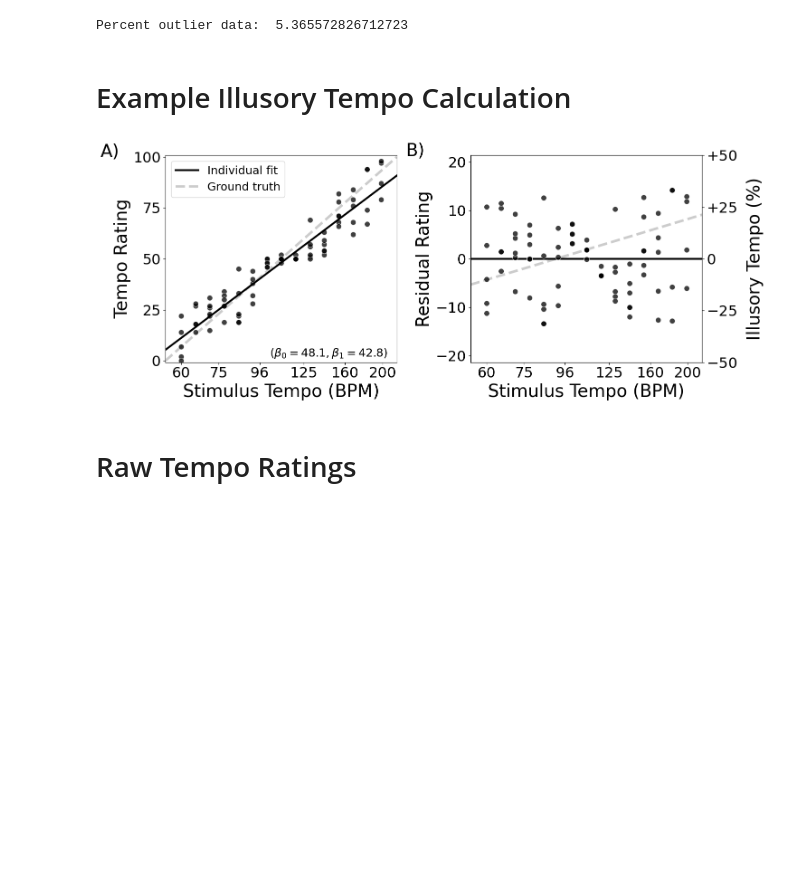
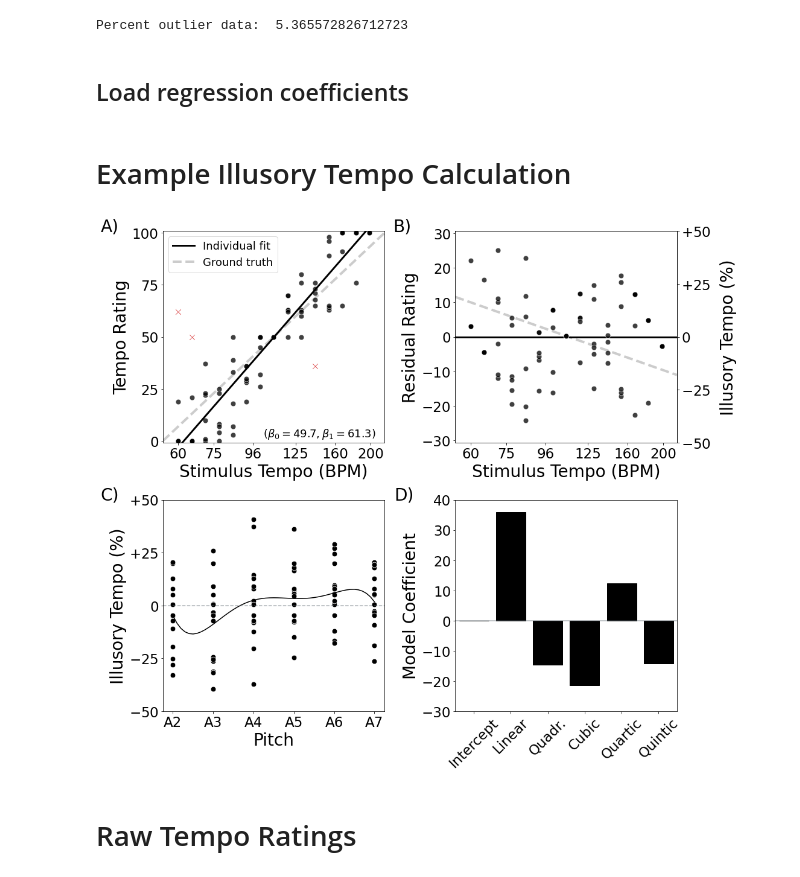
Before and after one commit to jpazdera/IllusoryTempo, a Jupyter notebook: E3/analysis/Combined Analysis.ipynb, the cells around one changed output. Drawn from its saved outputs; the diff is of its cells as text; code cells hidden in the pictures; blank space fills up the shorter version.

Commit message:
Revising figures to include model fits

```diff
--- a/E3/analysis/Combined Analysis.ipynb
+++ b/E3/analysis/Combined Analysis.ipynb
@@ -111,17 +111,23 @@ data2.loc[:, 'subject'] += 2000
 # %% [markdown]
 ## Combine data frames
 # %%
-data = pd.concat((data0, data1, data2), axis=0, join="outer", ignore_index=True)
-outliers = data.cooks > 4 / 90
-data = data[~outliers]
+all_data = pd.concat((data0, data1, data2), axis=0, join="outer", ignore_index=True)
+outliers = all_data.cooks > 4 / 90
+data = all_data[~outliers]
 print('Percent outlier data: ', np.mean(outliers) * 100)
 # %% [output]
 Percent outlier data:  5.365572826712723
+# %% [markdown]
+## Load regression coefficients
+# %%
+coeffs = pd.read_csv('pitch_fits.csv')
+tap_coeffs = pd.read_csv('tap_fits.csv')
 # %% [markdown]
 # Example Illusory Tempo Calculation
 # %%
-example_subj = 2047
-example_data = data[data.subject == example_subj]
+example_subj = 1015
+example_data = all_data[all_data.subject == example_subj]
+outlier_mask = example_data.cooks > 4/len(example_data)
 
 # Temporarily turn on right and top borders
 matplotlib.rcParams['axes.spines.right'] = True
@@ -133,11 +139,13 @@ plt.figure()
 # RAW TEMPO RATING
 ###
 
-plt.subplot(121)
+plt.subplot(221)
 
 # Scatterplot
-ax = sns.scatterplot(x=np.log2(example_data.tempo), y='response', data=example_data,
+ax = sns.scatterplot(x=np.log2(example_data.tempo), y='response', data=example_data[~outlier_mask],
                     alpha=.75, color='k', s=75, zorder=1, legend=False)
+ax = sns.scatterplot(x=np.log2(example_data.tempo), y='response', data=example_data[outlier_mask],
+                    alpha=1, color='k', s=75, zorder=1, legend=False, marker='x', ec='C3')
 
 # Individual subject fit
 slope = example_data.slope.iloc[0]
@@ -152,7 +160,7 @@ plt.axline((np.log2(TEMPO_LEVELS[0]), bpm_to_rating(TEMPO_LEVELS[0], intercept=5
            c='k', ls='--', alpha=.2, label='Ground truth', lw=4, zorder=0)
 
 # Formatting
-plt.text(np.log2(37), 100, 'A)', fontsize=28)
+plt.text(np.log2(37), 100.8, 'A)', fontsize=28)
 plt.text(np.log2(102), 2, r'($\beta_0=%0.1f,\beta_1=%0.1f$)' % (intercept, slope), fontsize=18)
 plt.legend()
 plt.xlabel('Stimulus Tempo (BPM)')
@@ -166,45 +174,83 @@ plt.yticks(range(0, 101, 25))
 # RESIDUALS
 ###
 
-plt.subplot(122)
+plt.subplot(222)
 
 # Scatterplot
-ax = sns.scatterplot(x=np.log2(example_data.tempo), y='residual', data=example_data,
+ax = sns.scatterplot(x=np.log2(example_data.tempo), y='residual', data=example_data[~outlier_mask],
                      alpha=.75, color='k', s=75, zorder=1, legend=False)
 
 # Individual fit line
 plt.axhline(0, ls='-', c='k', alpha=1, zorder=0, lw=3)
 
 # Ground truth line
 plt.axline((np.log2(TEMPO_LEVELS[0]), bpm_to_rating(TEMPO_LEVELS[0], intercept=50, slope=50) - bpm_to_rating(TEMPO_LEVELS[0], intercept=intercept, slope=slope)),
            (np.log2(TEMPO_LEVELS[-1]), bpm_to_rating(TEMPO_LEVELS[-1], intercept=50, slope=50) - bpm_to_rating(TEMPO_LEVELS[-1], intercept=intercept, slope=slope)),
            c='k', ls='--', alpha=.2, label='Ground truth', lw=4, zorder=0)
 
 # Formatting
-plt.text(np.log2(37), .992*slope/2, 'B)', fontsize=28)
+plt.text(np.log2(37), slope/2, 'B)', fontsize=28)
 plt.xlabel('Stimulus Tempo (BPM)')
 plt.xlim(np.log2(swap_ioi_bpm(1100)), np.log2(swap_ioi_bpm(275)))
 plt.xticks(np.log2([60, 75, 96, 125, 160, 200]), [60, 75, 96, 125, 160, 200])
 plt.ylabel('Residual Rating', labelpad=5)
 plt.ylim(-slope/2, slope/2)
-plt.yticks(np.arange(-20, 21, 10))
 
 # Add a second y-axis
 ax2=ax.twinx()
 ax2.set_ylabel('Illusory Tempo (%)', labelpad=15)
 ax2.set_ylim(-50, 50)
 ax2.set_yticks([-50, -25, 0, 25, 50], ['$-50$', '$-25$', '$0$', '$+25$', '$+50$'])
 
+###
+# PITCH PLOT
+###
+
+plt.subplot(223)
+
+# Plot data
+example_fit = pd.read_csv('example_fit_prediction.csv')['x']
+sns.scatterplot(x='pitch', y='illusory_tempo', data=example_data[~outlier_mask], color='k', s=75)
+#sns.lineplot(x='pitch', y='illusory_tempo', data=example_data[~outlier_mask], color='k', err_style=None)
+sns.lineplot(x=np.arange(2, 7.1, .1), y=example_fit, color='k')
+plt.axhline(0, ls='--', c='#5E6A71', alpha=.5)
+
+# Formatting
+plt.text(0.2, 50, 'C)', fontsize=28)
+plt.xlabel('Pitch')
+plt.xticks(range(2, 8), ['A2', 'A3', 'A4', 'A5', 'A6', 'A7'])
+plt.ylabel('Illusory Tempo (%)')
+plt.ylim(-50, 50)
+plt.yticks([-50, -25, 0, 25, 50], ['$-50$', '$-25$', '$0$', '$+25$', '$+50$'])
+
+###
+# PARAMETER PLOT
+###
+
+plt.subplot(224)
+
+# Plot data
+sns.barplot(data=coeffs[coeffs.s == example_subj].iloc[:, 1:], color='k', edgecolor='k')
+plt.axhline(0, ls='-', c='#5E6A71', alpha=.5)
+
+# Formatting
+plt.text(-2.15, 40, 'D)', fontsize=28)
+plt.xlabel('')
+plt.xticks(range(0, 6), [r'$\beta_0$', r'$\beta_1$', r'$\beta_2$', r'$\beta_3$', r'$\beta_4$', r'$\beta_5$'])
+plt.xticks(range(0, 6), ['Intercept', 'Linear', 'Quadr.', 'Cubic', 'Quartic', 'Quintic'], rotation=45)
+plt.ylabel('Model Coefficient')
+plt.ylim(-30, 40)
+
 # Save figure
-plt.gcf().set_size_inches(15, 6)
+plt.gcf().set_size_inches(15, 13)
 plt.tight_layout()
 plt.gcf().savefig(FIGURE_PATH + 'example_data.svg')
 
 # Turn right and top borders back off
 matplotlib.rcParams['axes.spines.right'] = False
 matplotlib.rcParams['axes.spines.top'] = False
 # %% [output]
-[figure, old version]
+[figure, new version]
 # %% [markdown]
 # Raw Tempo Ratings
 # %%
```
Also changed, not shown: parts of 9 cells of this notebook, 8 other files.
